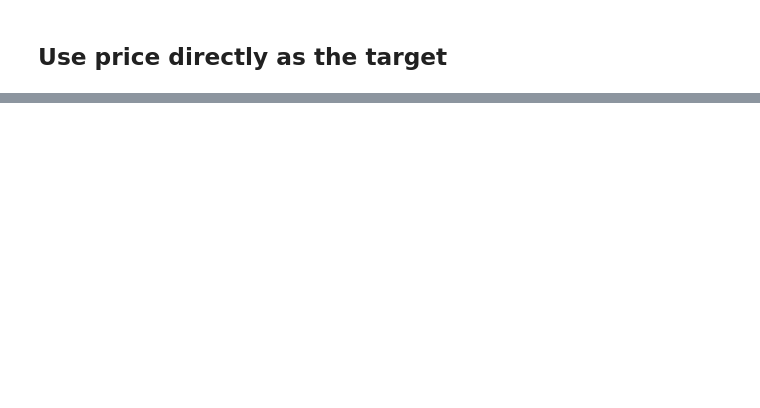
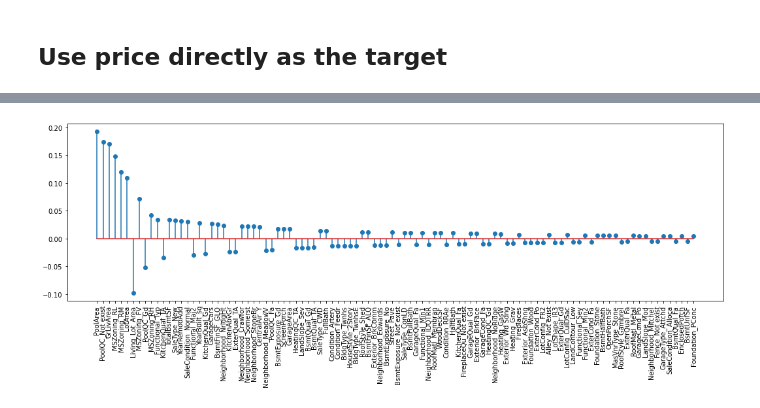
Before and after one commit to dehuihou/ames_house_price, a Jupyter notebook: sta208_final_project_lasso.ipynb, the cells around one changed output, grey strips where cells are left out. Drawn from its saved outputs; the diff is of its cells as text; code cells hidden in the pictures; blank space fills up the shorter version.

```diff
--- a/sta208_final_project_lasso.ipynb
+++ b/sta208_final_project_lasso.ipynb
@@ -115,0 +183,9 @@ feat_coef_df = pd.DataFrame({
+# %%
+res_stability = []
+for i in range(50):
+    print(i, end=',', flush=True)
+
+    # Use different random seed to run the whole training and prediction process
+    res_stability.append(
+        train_and_predict(df_normalized, feats, 'logSalePrice', is_log_transformed=True, random_state=1000 + i)
+    )
@@ -115,0 +206,24 @@ feat_coef_df = pd.DataFrame({
+# %%
+feat_coef_df = pd.DataFrame()
+
+# Gather the result for 10 runs of the LASSO
+for i in range(50):
+    current_res = res_stability[i]
+
+    temp_df = pd.DataFrame({
+            'run_id': i,
+            'feat_name': current_res['lasso_cv'].feature_names_in_,
+            'coef': current_res['lasso_cv'].coef_,
+            'abs_coef': np.abs(current_res['lasso_cv'].coef_)
+    })
+
+    feat_coef_df = feat_coef_df.append(temp_df)
+
+# Aggregate the feature coefficients
+feat_coef_df = feat_coef_df.groupby('feat_name').agg({
+    'coef': [np.mean, np.min, np.max],
+    'abs_coef': [np.mean, np.min, np.max]
+})
+feat_coef_df.columns = ['coef_mean', 'coef_min', 'coef_max', 'abs_coef_mean', 'abs_coef_min', 'abs_coef_max']
+feat_coef_df.sort_values(by='abs_coef_mean', ascending=False, inplace=True)
+feat_coef_df['rank'] = np.arange(len(feat_coef_df))
@@ -115,0 +320,6 @@ feat_coef_df = pd.DataFrame({
+# %%
+plt.figure(figsize=(18,5))
+plt.stem(feat_coef_df['feat_name'].head(100), feat_coef_df['coef'].head(100))
+_ = plt.xticks(rotation=90)
+# %% [output]
+[figure, added]
```
Also changed, not shown: parts of 27 cells of this notebook.
